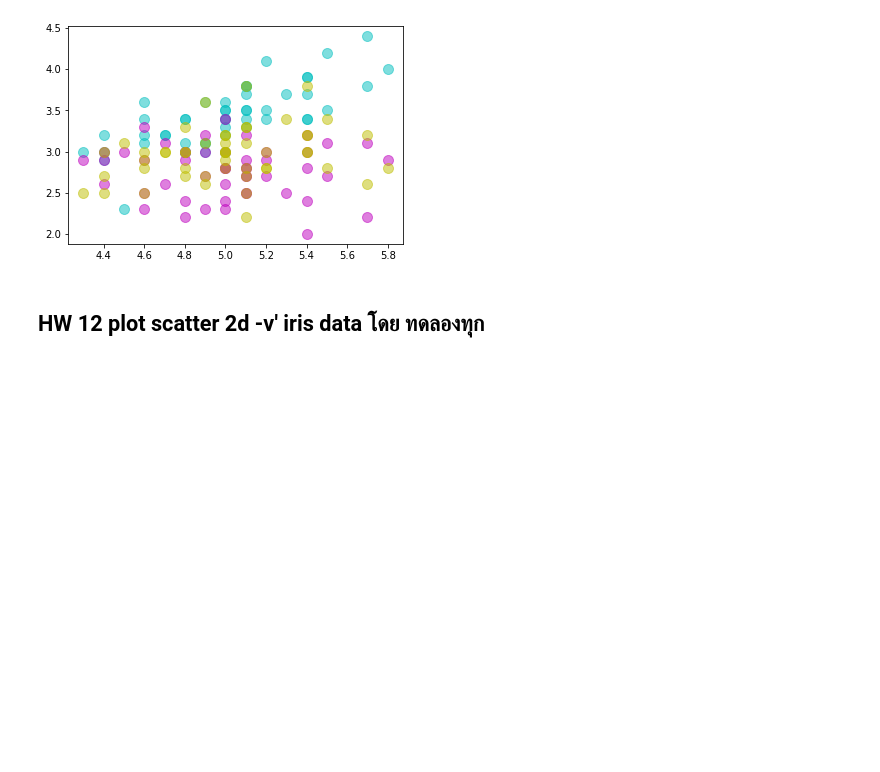
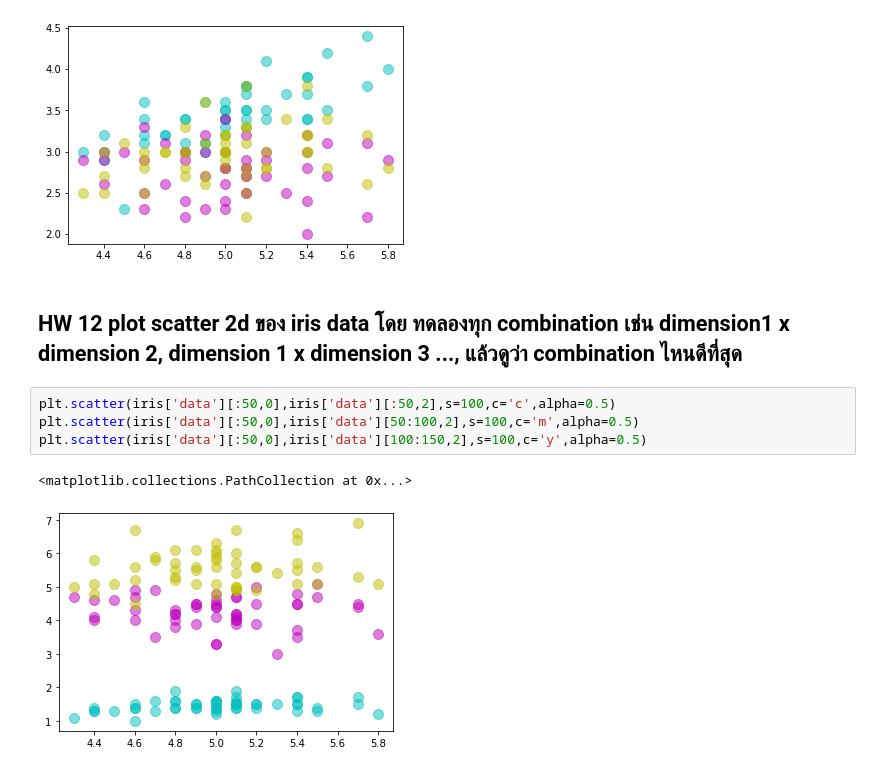
Before and after one commit to tthawatch/DPDM, a Jupyter notebook: Pandas_and_Data_Peaprocessing_101.ipynb, the cells around one changed output. Cells and saved outputs as stored; diff of their text form; blank space fills up the shorter version.

```diff
--- a/Pandas_and_Data_Peaprocessing_101.ipynb
+++ b/Pandas_and_Data_Peaprocessing_101.ipynb
@@ -681,4 +705,11 @@ plt.scatter(iris['data'][:50,0],iris['data'][100:150,1],s=100,c='y',alpha=0.5)
 <matplotlib.collections.PathCollection at 0x...>
 [figure]
 # %% [markdown]
-## HW 12 plot scatter 2d -v' iris data โดย ทดลองทุก
+## HW 12 plot scatter 2d ของ iris data โดย ทดลองทุก combination เช่น dimension1 x dimension 2, dimension 1 x dimension 3 ..., แล้วดูว่า combination ไหนดีที่สุด
+# %%
+plt.scatter(iris['data'][:50,0],iris['data'][:50,2],s=100,c='c',alpha=0.5)
+plt.scatter(iris['data'][:50,0],iris['data'][50:100,2],s=100,c='m',alpha=0.5)
+plt.scatter(iris['data'][:50,0],iris['data'][100:150,2],s=100,c='y',alpha=0.5)
+# %% [output]
+<matplotlib.collections.PathCollection at 0x...>
+[figure, added]
```
Also changed, not shown: parts of 9 cells of this notebook.
